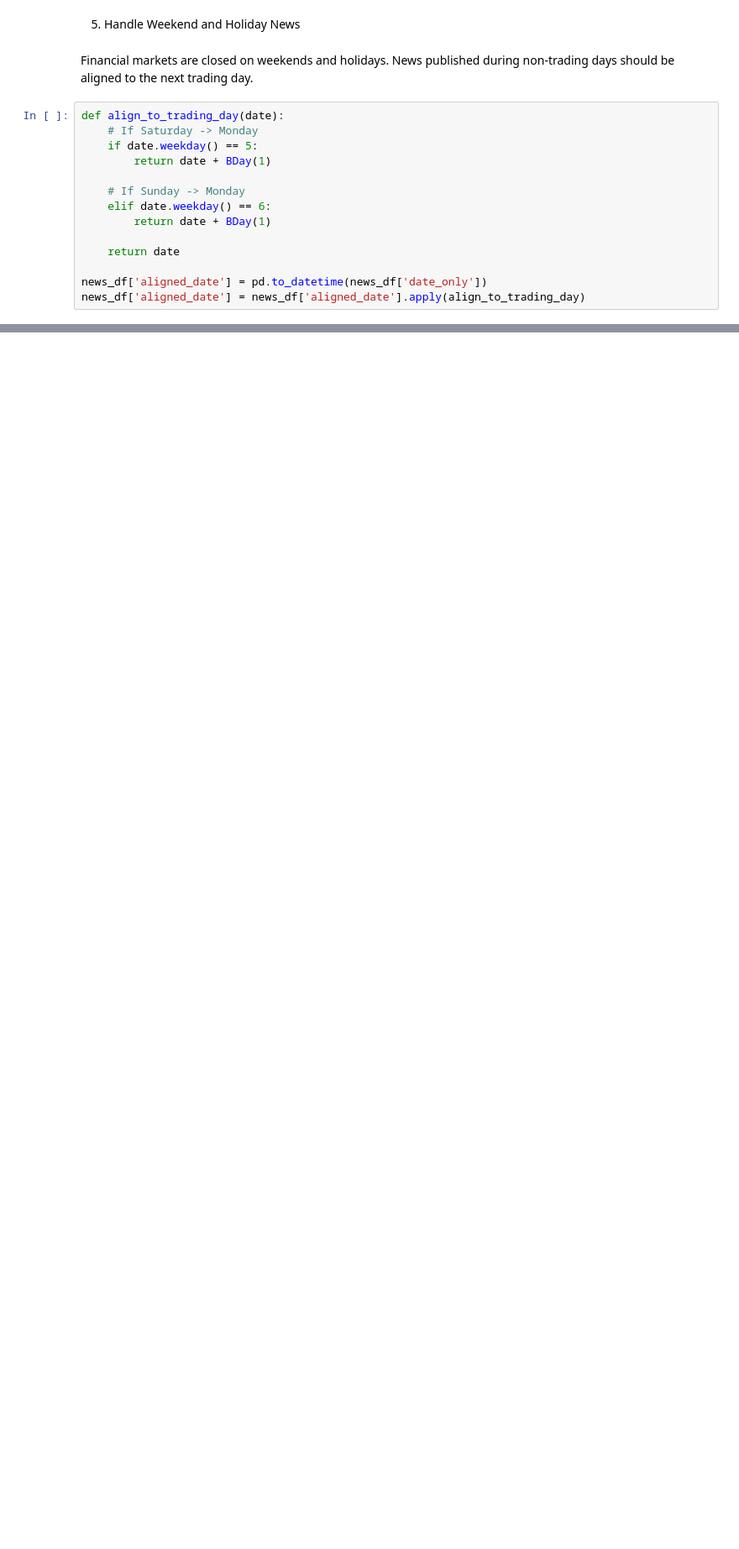
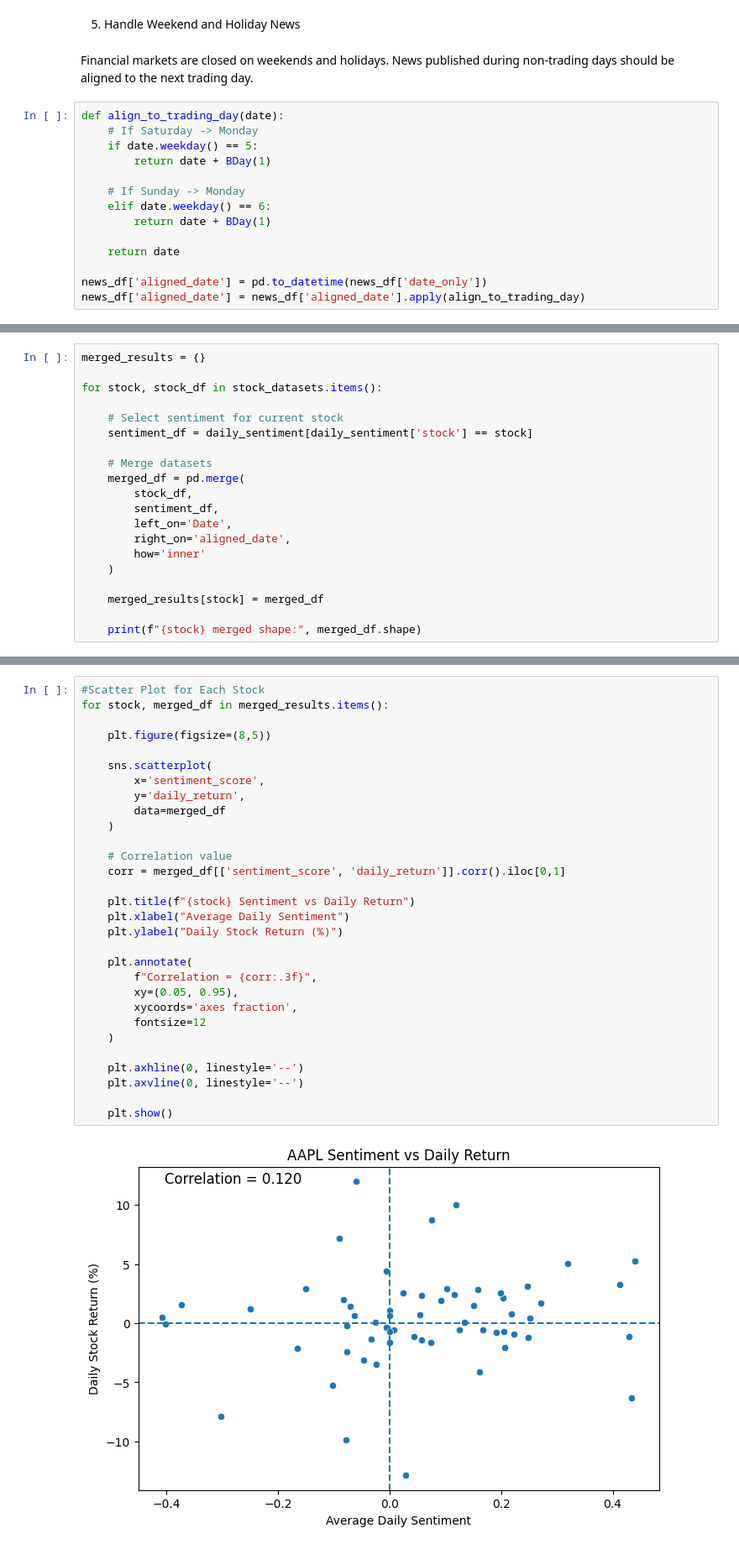
Before and after one commit to Lalisecf/news-sentiment-analysis-week1, a Jupyter notebook: notebooks/task_3_sentiment_stock_correlation.ipynb, the cells around one changed output, grey strips where cells are left out. Shown at 84% size. Saved outputs shown, nothing was run; the diff lists cells and outputs as text; blank space fills up the shorter version.

Commit message:
feat: add scatter plots and sentiment category return analysis

```diff
--- a/notebooks/task_3_sentiment_stock_correlation.ipynb
+++ b/notebooks/task_3_sentiment_stock_correlation.ipynb
@@ -128,0 +235,20 @@ news_df['aligned_date'] = news_df['aligned_date'].apply(align_to_trading_day)
+# %%
+merged_results = {}
+
+for stock, stock_df in stock_datasets.items():
+
+    # Select sentiment for current stock
+    sentiment_df = daily_sentiment[daily_sentiment['stock'] == stock]
+
+    # Merge datasets
+    merged_df = pd.merge(
+        stock_df,
+        sentiment_df,
+        left_on='Date',
+        right_on='aligned_date',
+        how='inner'
+    )
+
+    merged_results[stock] = merged_df
+
+    print(f"{stock} merged shape:", merged_df.shape)
@@ -128,0 +382,32 @@ news_df['aligned_date'] = news_df['aligned_date'].apply(align_to_trading_day)
+# %%
+#Scatter Plot for Each Stock
+for stock, merged_df in merged_results.items():
+
+    plt.figure(figsize=(8,5))
+
+    sns.scatterplot(
+        x='sentiment_score',
+        y='daily_return',
+        data=merged_df
+    )
+
+    # Correlation value
+    corr = merged_df[['sentiment_score', 'daily_return']].corr().iloc[0,1]
+
+    plt.title(f"{stock} Sentiment vs Daily Return")
+    plt.xlabel("Average Daily Sentiment")
+    plt.ylabel("Daily Stock Return (%)")
+
+    plt.annotate(
+        f"Correlation = {corr:.3f}",
+        xy=(0.05, 0.95),
+        xycoords='axes fraction',
+        fontsize=12
+    )
+
+    plt.axhline(0, linestyle='--')
+    plt.axvline(0, linestyle='--')
+
+    plt.show()
+# %% [output]
+[figure, added]
```
Also changed, not shown: parts of 26 cells of this notebook.
